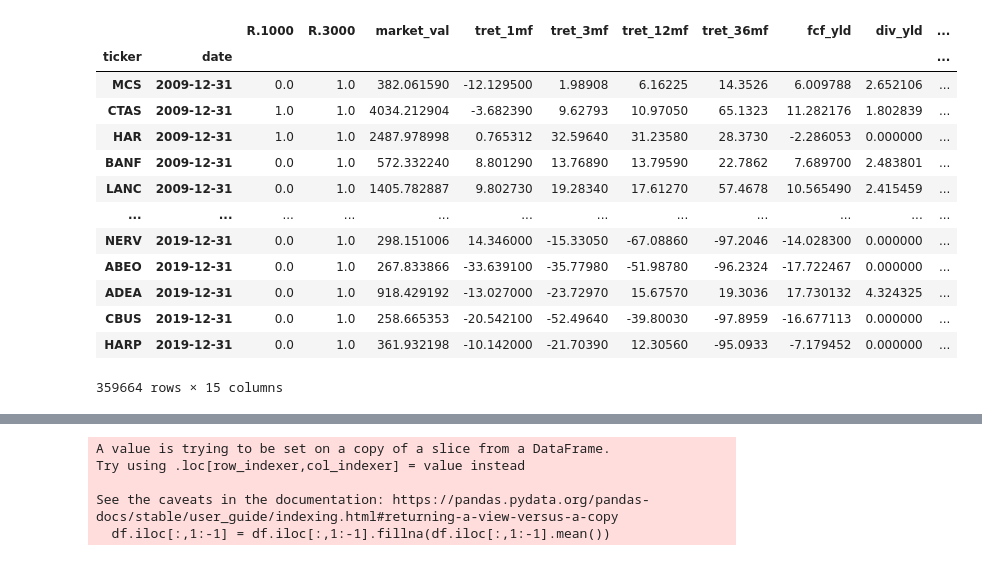
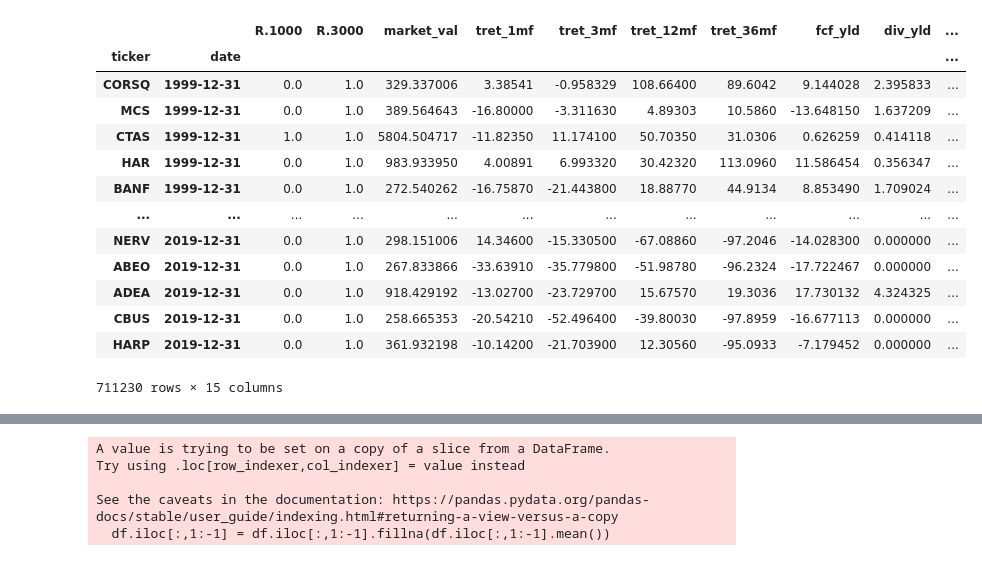
Before and after one commit to nurciuoli/FdsPy, a Jupyter notebook: analysis/Index Constituents/Index Constituents - Analysis Modeling.ipynb, the cells around one changed output, grey strips where cells are left out. Drawn from its saved outputs; the diff is of its cells as text; code cells hidden in the pictures.

Commit message:
extend universe

```diff
--- a/analysis/Index Constituents/Index Constituents - Analysis Modeling.ipynb
+++ b/analysis/Index Constituents/Index Constituents - Analysis Modeling.ipynb
@@ -8,27 +8,27 @@ import pandas as pd
 sys.path.append(os.path.dirname(os.path.dirname(os.path.dirname(os.path.abspath('"Top 10 Funds by AUM Positioning - Data Gen.ipynb"')))))
 sys.path.append(os.path.dirname(os.path.dirname(os.path.dirname(os.path.abspath('"Top 10 Funds by AUM Positioning - Data Gen.ipynb"')))))
 # %%
-df = pd.read_pickle('../../data/Index Constituents/universe_with_char.pkl')
+dfa = pd.read_pickle('../../data/Index Constituents/universe2_with_char.pkl')
 # %%
-df = df.reset_index()
-df['date'] = pd.to_datetime(df['date'])
-df= df.set_index(['ticker','date'])
-test = df[['R.3000','R.1000']]
-df=df.join(test.unstack(0).apply(lambda x: x > x.shift()).astype(int).stack(),rsuffix = '_c_flag',how='left')
+dfa = dfa.reset_index()
+dfa['date'] = pd.to_datetime(dfa['date'])
+dfa= dfa.set_index(['ticker','date'])
+test = dfa[['R.3000','R.1000']]
+df=dfa.join(test.unstack(0).apply(lambda x: x > x.shift()).astype(int).stack(),rsuffix = '_c_flag',how='left')
 df
 # %% [output]
 |  |  | R.1000 | R.3000 | market_val | tret_1mf | tret_3mf | tret_12mf | tret_36mf | fcf_yld | div_yld | ... |
 | ticker | date |  |  |  |  |  |  |  |  |  | ... |
-| MCS | 2009-12-31 | 0.0 | 1.0 | 382.061590 | -12.129500 | 1.98908 | 6.16225 | 14.3526 | 6.009788 | 2.652106 | ... |
-| CTAS | 2009-12-31 | 1.0 | 1.0 | 4034.212904 | -3.682390 | 9.62793 | 10.97050 | 65.1323 | 11.282176 | 1.802839 | ... |
-| HAR | 2009-12-31 | 1.0 | 1.0 | 2487.978998 | 0.765312 | 32.59640 | 31.23580 | 28.3730 | -2.286053 | 0.000000 | ... |
-| BANF | 2009-12-31 | 0.0 | 1.0 | 572.332240 | 8.801290 | 13.76890 | 13.79590 | 22.7862 | 7.689700 | 2.483801 | ... |
-| LANC | 2009-12-31 | 0.0 | 1.0 | 1405.782887 | 9.802730 | 19.28340 | 17.61270 | 57.4678 | 10.565490 | 2.415459 | ... |
+| CORSQ | 1999-12-31 | 0.0 | 1.0 | 329.337006 | 3.38541 | -0.958329 | 108.66400 | 89.6042 | 9.144028 | 2.395833 | ... |
+| MCS | 1999-12-31 | 0.0 | 1.0 | 389.564643 | -16.80000 | -3.311630 | 4.89303 | 10.5860 | -13.648150 | 1.637209 | ... |
+| CTAS | 1999-12-31 | 1.0 | 1.0 | 5804.504717 | -11.82350 | 11.174100 | 50.70350 | 31.0306 | 0.626259 | 0.414118 | ... |
+| HAR | 1999-12-31 | 0.0 | 1.0 | 983.933950 | 4.00891 | 6.993320 | 30.42320 | 113.0960 | 11.586454 | 0.356347 | ... |
+| BANF | 1999-12-31 | 0.0 | 1.0 | 272.540262 | -16.75870 | -21.443800 | 18.88770 | 44.9134 | 8.853490 | 1.709024 | ... |
 | ... | ... | ... | ... | ... | ... | ... | ... | ... | ... | ... | ... |
-| NERV | 2019-12-31 | 0.0 | 1.0 | 298.151006 | 14.346000 | -15.33050 | -67.08860 | -97.2046 | -14.028300 | 0.000000 | ... |
-| ABEO | 2019-12-31 | 0.0 | 1.0 | 267.833866 | -33.639100 | -35.77980 | -51.98780 | -96.2324 | -17.722467 | 0.000000 | ... |
-| ADEA | 2019-12-31 | 0.0 | 1.0 | 918.429192 | -13.027000 | -23.72970 | 15.67570 | 19.3036 | 17.730132 | 4.324325 | ... |
-| CBUS | 2019-12-31 | 0.0 | 1.0 | 258.665353 | -20.542100 | -52.49640 | -39.80030 | -97.8959 | -16.677113 | 0.000000 | ... |
-| HARP | 2019-12-31 | 0.0 | 1.0 | 361.932198 | -10.142000 | -21.70390 | 12.30560 | -95.0933 | -7.179452 | 0.000000 | ... |
+| NERV | 2019-12-31 | 0.0 | 1.0 | 298.151006 | 14.34600 | -15.330500 | -67.08860 | -97.2046 | -14.028300 | 0.000000 | ... |
+| ABEO | 2019-12-31 | 0.0 | 1.0 | 267.833866 | -33.63910 | -35.779800 | -51.98780 | -96.2324 | -17.722467 | 0.000000 | ... |
+| ADEA | 2019-12-31 | 0.0 | 1.0 | 918.429192 | -13.02700 | -23.729700 | 15.67570 | 19.3036 | 17.730132 | 4.324325 | ... |
+| CBUS | 2019-12-31 | 0.0 | 1.0 | 258.665353 | -20.54210 | -52.496400 | -39.80030 | -97.8959 | -16.677113 | 0.000000 | ... |
+| HARP | 2019-12-31 | 0.0 | 1.0 | 361.932198 | -10.14200 | -21.703900 | 12.30560 | -95.0933 | -7.179452 | 0.000000 | ... |
-359664 rows × 15 columns
+711230 rows × 15 columns
 # %%
```
Also changed, not shown: parts of 15 cells of this notebook, 1 other file.
